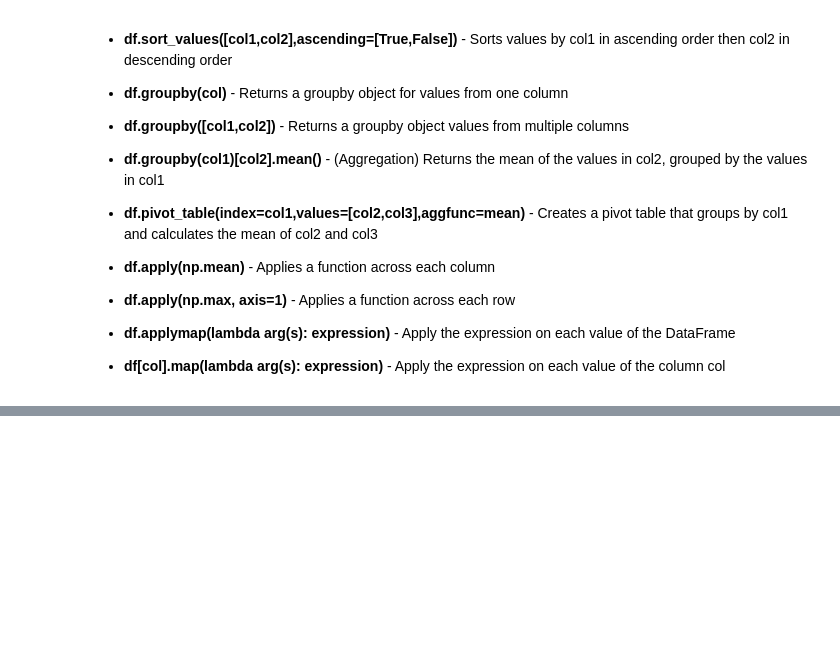
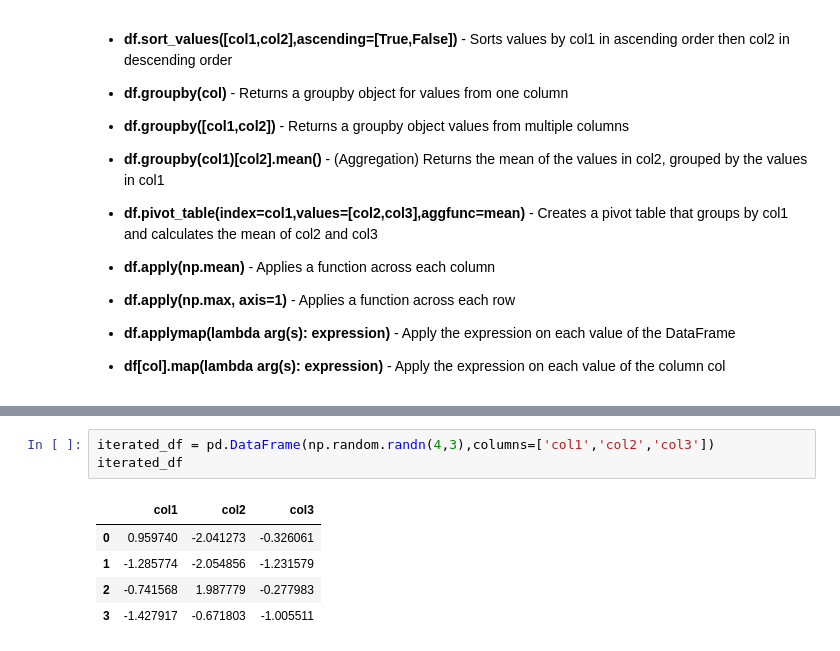
Before and after one commit to sagar9926/Python_For_DataScience, a Jupyter notebook: PythonTraining/Python_Session_2.ipynb, the cells around one changed output, grey strips where cells are left out. Saved outputs shown, nothing was run; the diff lists cells and outputs as text; blank space fills up the shorter version.

```diff
--- a/PythonTraining/Python_Session_2.ipynb
+++ b/PythonTraining/Python_Session_2.ipynb
@@ -404,0 +482,9 @@ print('After removing duplicates, the length of dataframe: {}'.format(len_df_aft
+# %%
+iterated_df = pd.DataFrame(np.random.randn(4,3),columns=['col1','col2','col3'])
+iterated_df
+# %% [output]
+|  | col1 | col2 | col3 |
+| 0 | 0.959740 | -2.041273 | -0.326061 |
+| 1 | -1.285774 | -2.054856 | -1.231579 |
+| 2 | -0.741568 | 1.987779 | -0.277983 |
+| 3 | -1.427917 | -0.671803 | -1.005511 |
```
Also changed, not shown: parts of 19 cells of this notebook.
